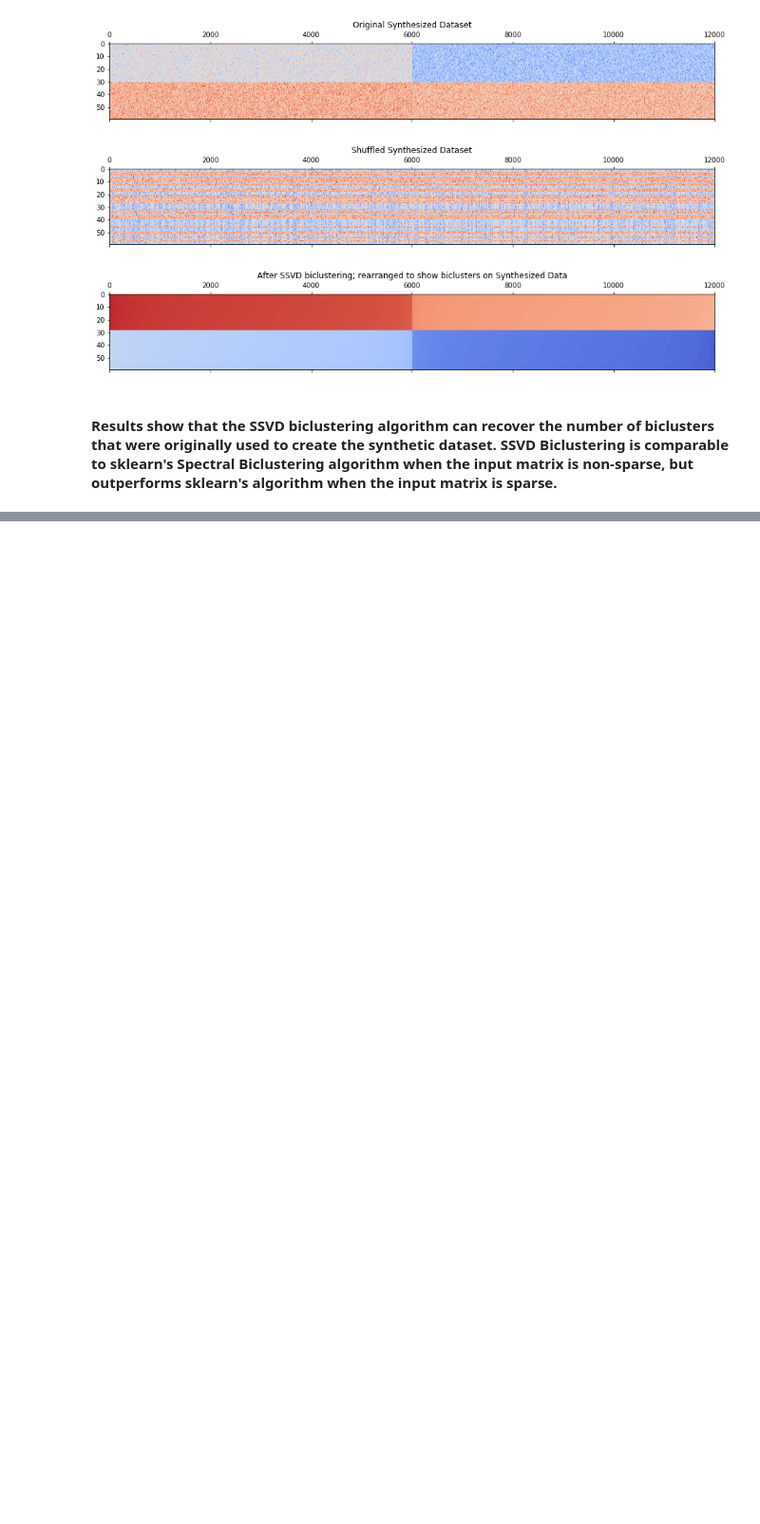
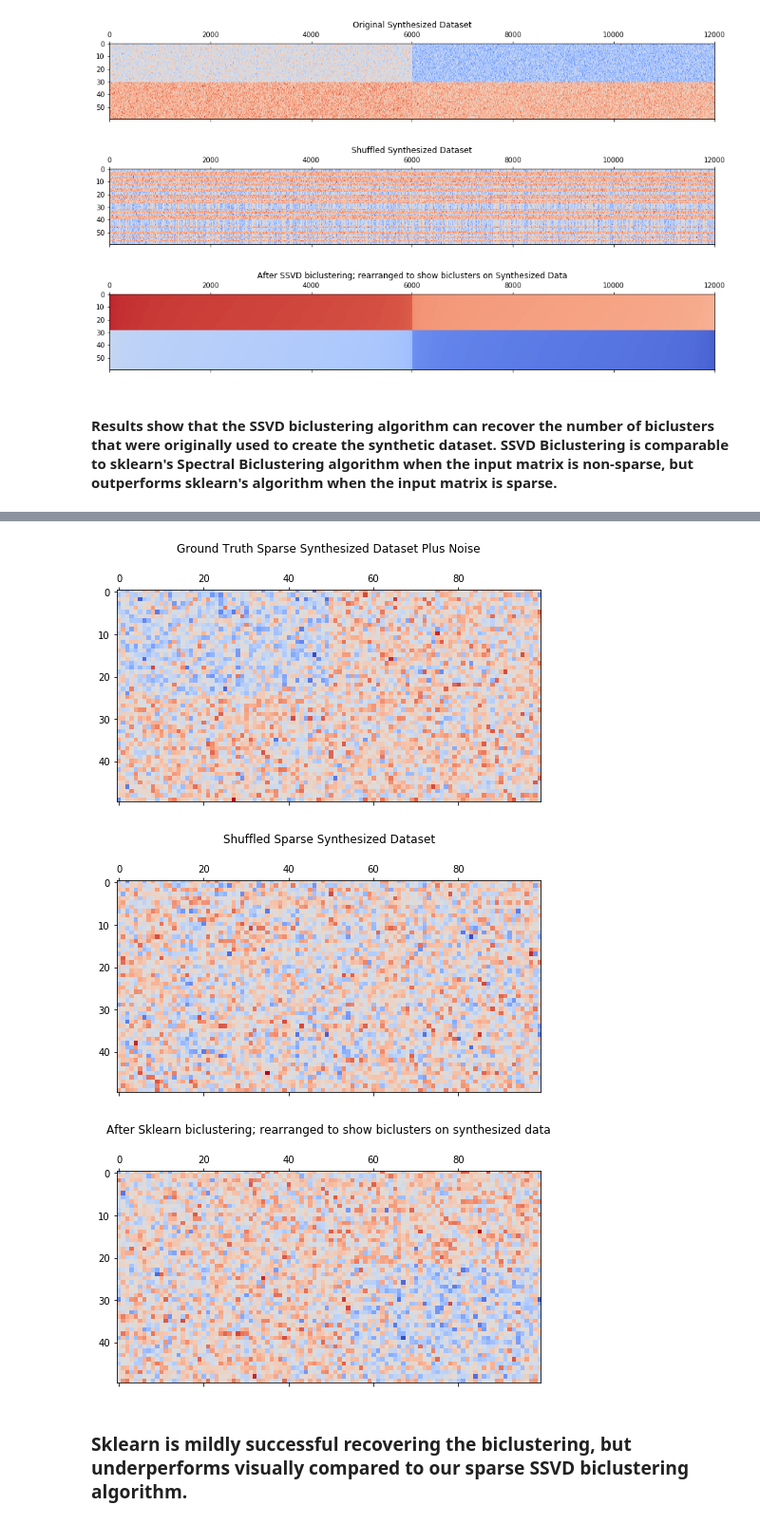
Before and after one commit to krm58/Biclustering-SSVD, a Jupyter notebook: Sparse SVD Optimized.ipynb, the cells around one changed output, grey strips where cells are left out. Shown at 95% size. Cells and saved outputs as stored; diff of their text form; code cells hidden in the pictures; blank space fills up the shorter version.

```diff
--- a/Sparse SVD Optimized.ipynb
+++ b/Sparse SVD Optimized.ipynb
@@ -287,0 +393,24 @@ plt.show()
+# %%
+plt.matshow(X.T, cmap=plt.cm.coolwarm_r, aspect='auto')
+plt.title("Ground Truth Sparse Synthesized Dataset Plus Noise", y=1.15)
+
+datashuff, row_idx, col_idx = sg._shuffle(X, random_state=0)
+plt.matshow(datashuff.T, cmap=plt.cm.coolwarm_r, aspect='auto')
+plt.title("Shuffled Sparse Synthesized Dataset", y=1.15)
+
+model = SpectralBiclustering(n_clusters=2, method='log',
+                             random_state=0)
+model.fit(datashuff)
+
+fit_data = datashuff[np.argsort(model.row_labels_)]
+fit_data = fit_data[:, np.argsort(model.column_labels_)]
+
+plt.matshow(fit_data.T, cmap=plt.cm.coolwarm_r, aspect='auto')
+plt.title("After Sklearn biclustering; rearranged to show biclusters on synthesized data", y=1.15)
+plt.show()
+# %% [output]
+[figure, added]
+[figure, added]
+[figure, added]
+# %% [markdown]
+### Sklearn is mildly successful recovering the biclustering, but underperforms visually compared to our sparse SSVD biclustering algorithm.
```
Also changed, not shown: parts of 15 cells of this notebook.
